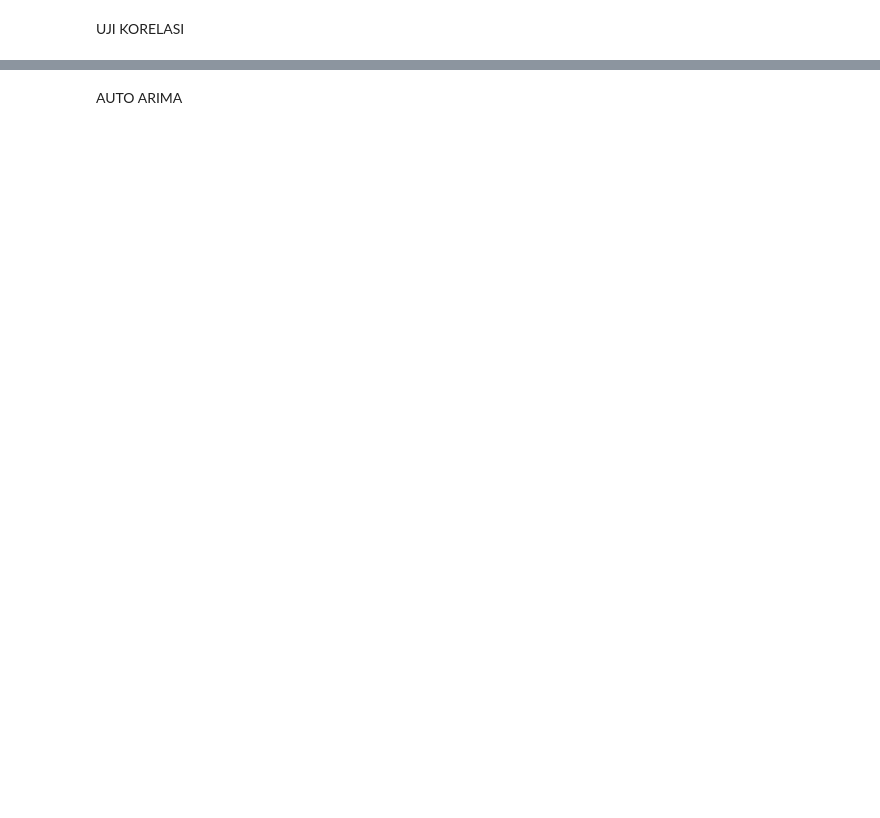
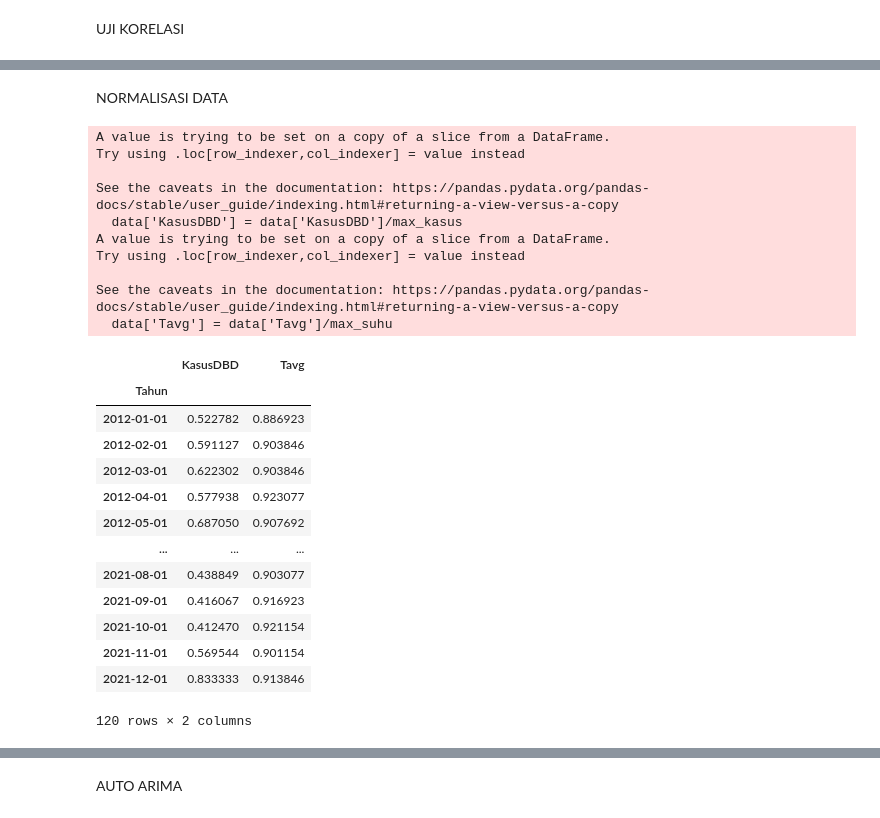
Before and after one commit to isnidwi26/TA, a Jupyter notebook: ARIMAxVARMA_suhu.ipynb, the cells around one changed output, grey strips where cells are left out. Drawn from its saved outputs; the diff is of its cells as text; code cells hidden in the pictures; blank space fills up the shorter version.

```diff
--- a/ARIMAxVARMA_suhu.ipynb
+++ b/ARIMAxVARMA_suhu.ipynb
@@ -140,0 +145,2 @@ data.corr()
+# %% [markdown]
+NORMALISASI DATA
@@ -140,0 +150,29 @@ data.corr()
+# %%
+data['KasusDBD'] = data['KasusDBD']/max_kasus
+data['Tavg'] = data['Tavg']/max_suhu
+data
+# %% [output]
+A value is trying to be set on a copy of a slice from a DataFrame.
+Try using .loc[row_indexer,col_indexer] = value instead
+
+See the caveats in the documentation: https://pandas.pydata.org/pandas-docs/stable/user_guide/indexing.html#returning-a-view-versus-a-copy
+  data['KasusDBD'] = data['KasusDBD']/max_kasus
+A value is trying to be set on a copy of a slice from a DataFrame.
+Try using .loc[row_indexer,col_indexer] = value instead
+
+See the caveats in the documentation: https://pandas.pydata.org/pandas-docs/stable/user_guide/indexing.html#returning-a-view-versus-a-copy
+  data['Tavg'] = data['Tavg']/max_suhu
+|  | KasusDBD | Tavg |
+| Tahun |  |  |
+| 2012-01-01 | 0.522782 | 0.886923 |
+| 2012-02-01 | 0.591127 | 0.903846 |
+| 2012-03-01 | 0.622302 | 0.903846 |
+| 2012-04-01 | 0.577938 | 0.923077 |
+| 2012-05-01 | 0.687050 | 0.907692 |
+| ... | ... | ... |
+| 2021-08-01 | 0.438849 | 0.903077 |
+| 2021-09-01 | 0.416067 | 0.916923 |
+| 2021-10-01 | 0.412470 | 0.921154 |
+| 2021-11-01 | 0.569544 | 0.901154 |
+| 2021-12-01 | 0.833333 | 0.913846 |
+120 rows × 2 columns
```
Also changed, not shown: parts of 33 cells of this notebook, 1 other file.
